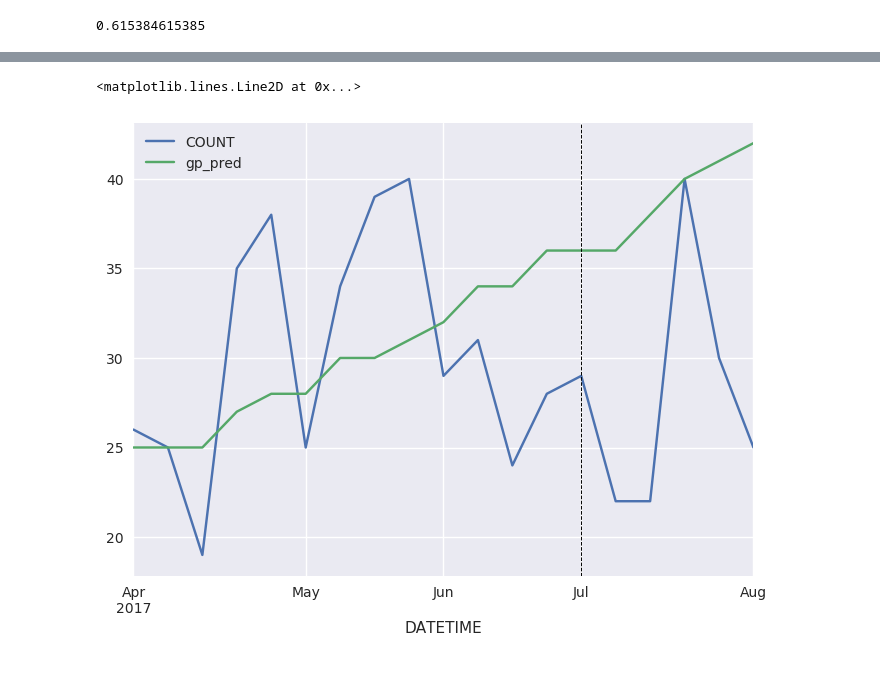
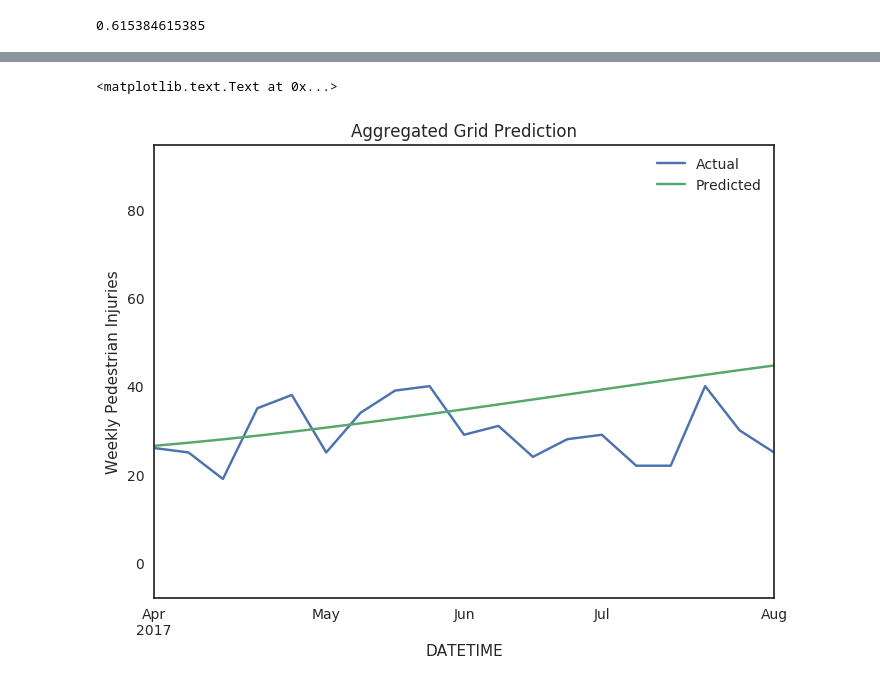
Before and after one commit to sar2160/GP, a Jupyter notebook: Model_Fit-PS-Weekly.ipynb, the cells around one changed output, grey strips where cells are left out. Cells and saved outputs as stored; diff of their text form; code cells hidden in the pictures.

```diff
--- a/Model_Fit-PS-Weekly.ipynb
+++ b/Model_Fit-PS-Weekly.ipynb
@@ -12,6 +12,8 @@ import seaborn as sns
 
 
 sns.set()
+sns.set_style('white')
+
 plt.rcParams['figure.figsize'] = (8, 6)
 plt.rcParams['figure.dpi'] = 100
 
@@ -35,8 +37,7 @@ print(e_s)
 # %% [output]
 0.615384615385
 # %%
-search_periods = [[4,12],
-                  [6,12]]
+search_periods = [[6,12]]
 # %%
 for i, s in enumerate(search_periods):
 
@@ -47,7 +48,7 @@ for i, s in enumerate(search_periods):
     data_dict = u.preprocess(data, start_date= '2017/4/02', training_end_date= s[0], \
                                                            testing_end_date=s[1])
 
-    m = Poisson_Model_T(data_dict['X_train'],data_dict['y_train'],use_priors=True, e_s= e_s, period = 1)
+    m = Poisson_Model_T(data_dict['X_train'],data_dict['y_train'],use_priors=True, e_s= e_s, period = 1, partial = True)
     m.compile()
     opt = gpflow.train.ScipyOptimizer()
     print('Initial neg. log-likelihood: {}'.format(str(m.compute_log_likelihood())))
@@ -86,28 +89,30 @@ dtype: float64
 # %%
 pred_train = m.predict_y(data_dict['X_train'])
 pred_test = m.predict_y(data_dict['X_test'])
 
-train['f_pred'] = m.predict_f(data_dict['X_train'])[0]
-test['f_pred'] = m.predict_f(data_dict['X_test'])[0]
-
 train = data_dict['train']
-train['gp_pred'] = np.round(pred_train[0],0)
+train['gp_pred'] = pred_train[0]
 train['gp_var'] = pred_train[1]
-train['gp_error'] = train.gp_pred - train.COUNT
-train['gp_sq_error'] = np.square(train.gp_error)
-
-
 
 test = data_dict['test']
-test['gp_pred'] = np.round(pred_test[0],0)
+test['gp_pred'] = pred_test[0]
 test['gp_var'] = pred_test[1]
 
 
-pred = train.append(test)#[['COUNT','gp_pred']]
-pred['exp_f_pred'] = np.exp(pred.f_pred)
+pred = train.append(test)[['GRID_SQUARE','DATE_IND','COUNT','gp_pred','gp_var']]
 
-pred.groupby('DATETIME')[['COUNT','gp_pred']].sum().plot()
-plt.axvline('2017-07-02', linestyle='--', color = 'black', linewidth = 0.7)
+pred['gp_err'] = np.sqrt(pred.gp_var)
+pred['err_upper'] = pred.gp_pred + np.sqrt(pred.gp_var) * .95
+pred['err_lower'] = pred.gp_pred - np.sqrt(pred.gp_var) * .95
+pred['e_err'] = pred.COUNT - e_s
+
+gb = pred.groupby('DATETIME').sum()
+p = gb[['COUNT','gp_pred']].plot()
+plt.plot(gb.err_lower, linestyle = ':', color = 'black', linewidth = 1)
+plt.ylabel('Weekly Pedestrian Injuries')
+plt.legend(['Actual','Predicted'])
+plt.plot(gb.err_upper, linestyle = '-', color = 'black', linewidth = 1)
+plt.title('Aggregated Grid Prediction')
 # %% [output]
-<matplotlib.lines.Line2D at 0x...>
+<matplotlib.text.Text at 0x...>
-[figure, old version]
+[figure, new version]
```
Also changed, not shown: parts of 10 cells of this notebook, 6 other files.
